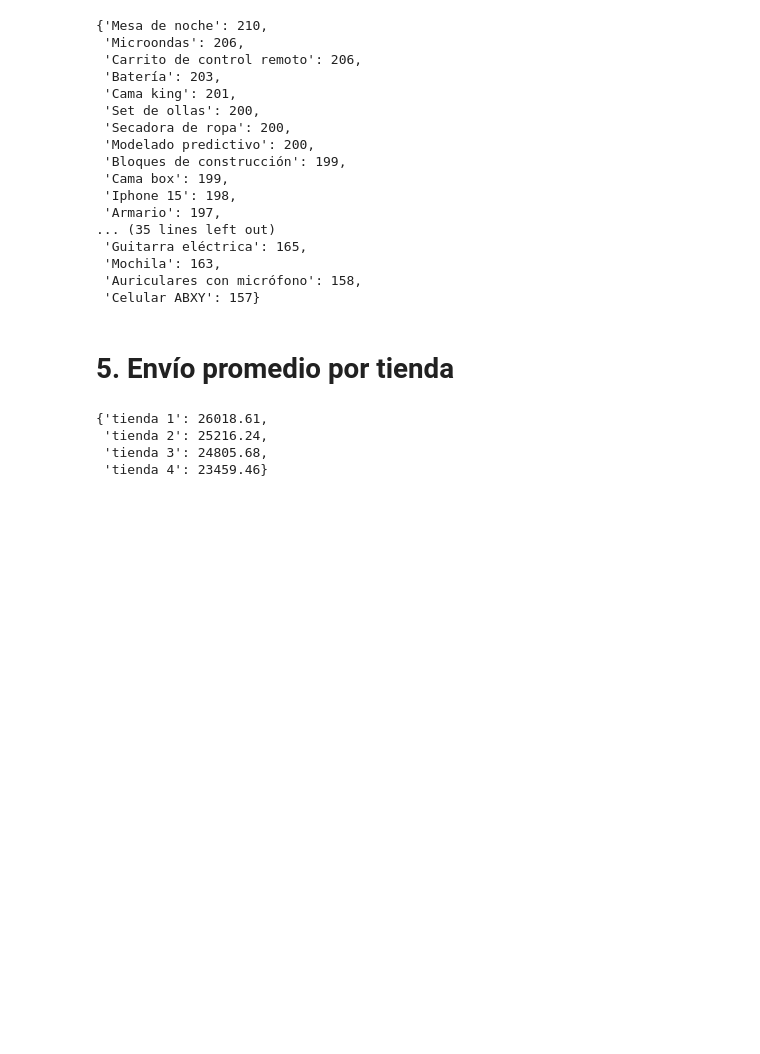
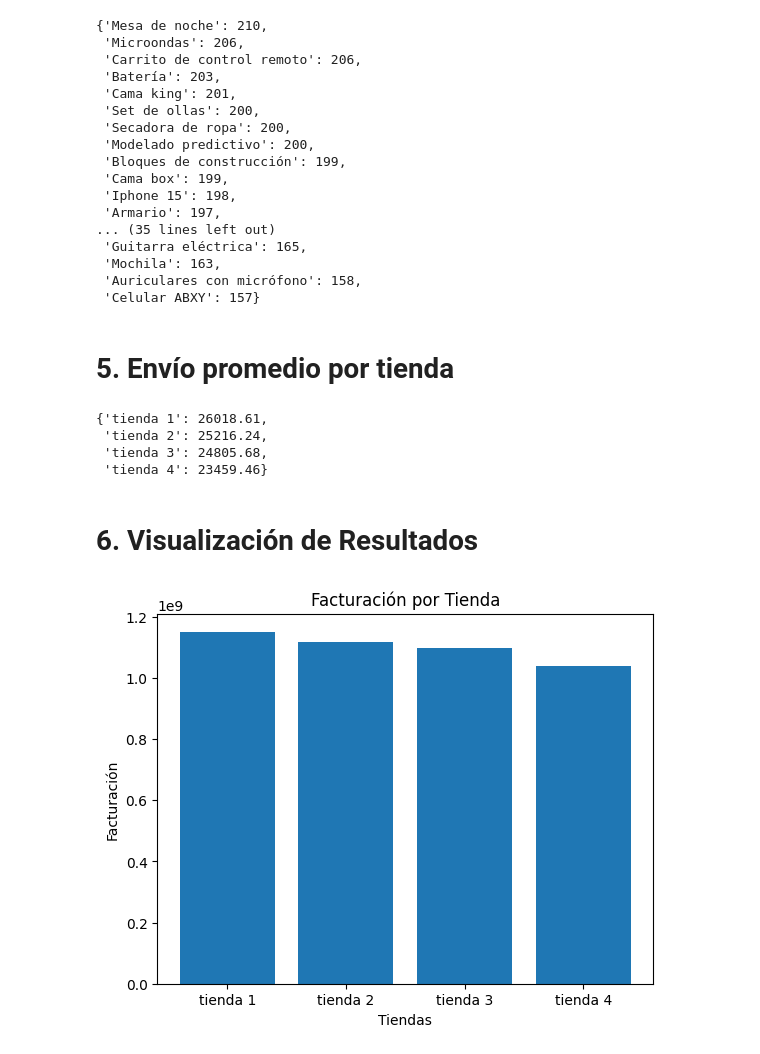
Before and after one commit to JuanLagosP/challenge1-data-science, a Jupyter notebook: AluraStoreLatam.ipynb, the cells around one changed output. Drawn from its saved outputs; the diff is of its cells as text; code cells hidden in the pictures; blank space fills up the shorter version.

```diff
--- a/AluraStoreLatam.ipynb
+++ b/AluraStoreLatam.ipynb
@@ -112,3 +112,17 @@ envio_promedio
  'tienda 2': 25216.24,
  'tienda 3': 24805.68,
  'tienda 4': 23459.46}
+# %% [markdown]
+# 6. Visualización de Resultados
+# %%
+import matplotlib.pyplot as plt
+
+# Facturación por tienda
+
+plt.bar(facturacion.keys(), facturacion.values())
+plt.xlabel('Tiendas')
+plt.ylabel('Facturación')
+plt.title('Facturación por Tienda')
+plt.show()
+# %% [output]
+[figure, added]
```
Also changed, not shown: parts of 3 cells of this notebook.
